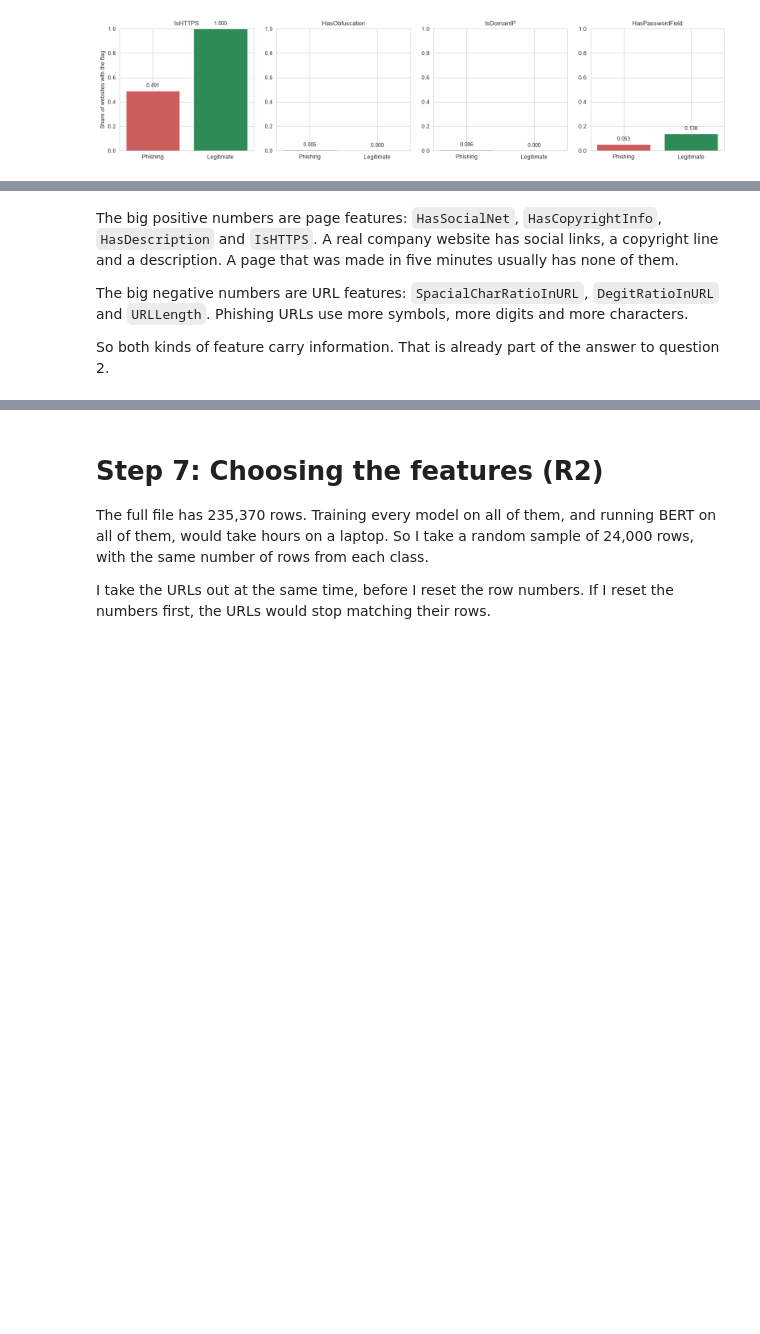
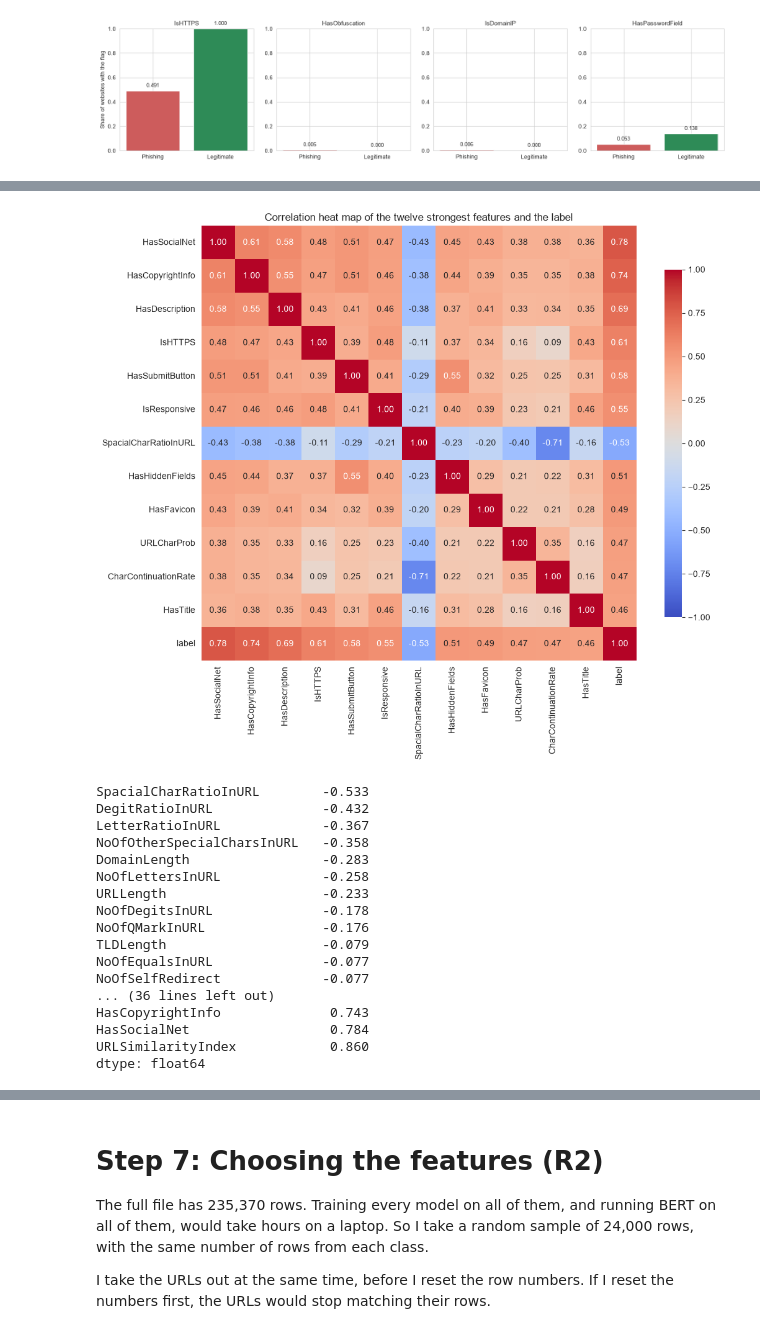
Before and after one commit to Sakib-Dalal/DMML-CourseWork01, a Jupyter notebook: Notebook/DataMining&MachineLearning_Coursework_01.ipynb, the cells around one changed output, grey strips where cells are left out. Cells and saved outputs as stored; diff of their text form; code cells hidden in the pictures; blank space fills up the shorter version.

Commit message:
feat: show the correlation matrix as a heat map

```diff
--- a/Notebook/DataMining&MachineLearning_Coursework_01.ipynb
+++ b/Notebook/DataMining&MachineLearning_Coursework_01.ipynb
@@ -390,9 +369,40 @@ dtype: float64
-# %% [markdown]
-The big positive numbers are page features: `HasSocialNet`, `HasCopyrightInfo`,
-`HasDescription` and `IsHTTPS`. A real company website has social links, a copyright line and
-a description. A page that was made in five minutes usually has none of them.
-
-The big negative numbers are URL features: `SpacialCharRatioInURL`, `DegitRatioInURL` and
-`URLLength`. Phishing URLs use more symbols, more digits and more characters.
-
-So both kinds of feature carry information. That is already part of the answer to question 2.
+# %%
+feature_columns = [column for column in df.columns if column != "label"]
+
+correlation_with_label = df[feature_columns].corrwith(df["label"]).sort_values()
+
+# the twelve features with the strongest link to the label, in either direction.
+# the three similarity columns stay out, because I remove them in Step 7 anyway.
+honest_features = [column for column in feature_columns if column not in SIMILARITY_FEATURES]
+strongest = df[honest_features].corrwith(df["label"]).abs().sort_values(ascending=False)
+strongest = strongest.head(12).index
+
+heat_map_data = df[list(strongest) + ["label"]].corr()
+
+plt.figure(figsize=(11, 9))
+sns.heatmap(heat_map_data, annot=True, fmt=".2f", cmap="coolwarm", vmin=-1, vmax=1,
+            square=True, cbar_kws={"shrink": 0.8})
+plt.title("Correlation heat map of the twelve strongest features and the label")
+plt.tight_layout()
+plt.show()
+
+correlation_with_label.round(3)
+# %% [output]
+[figure, added]
+SpacialCharRatioInURL        -0.533
+DegitRatioInURL              -0.432
+LetterRatioInURL             -0.367
+NoOfOtherSpecialCharsInURL   -0.358
+DomainLength                 -0.283
+NoOfLettersInURL             -0.258
+URLLength                    -0.233
+NoOfDegitsInURL              -0.178
+NoOfQMarkInURL               -0.176
+TLDLength                    -0.079
+NoOfEqualsInURL              -0.077
+NoOfSelfRedirect             -0.077
+... (36 lines left out)
+HasCopyrightInfo              0.743
+HasSocialNet                  0.784
+URLSimilarityIndex            0.860
+dtype: float64
```
Also changed, not shown: parts of 4 cells of this notebook.
